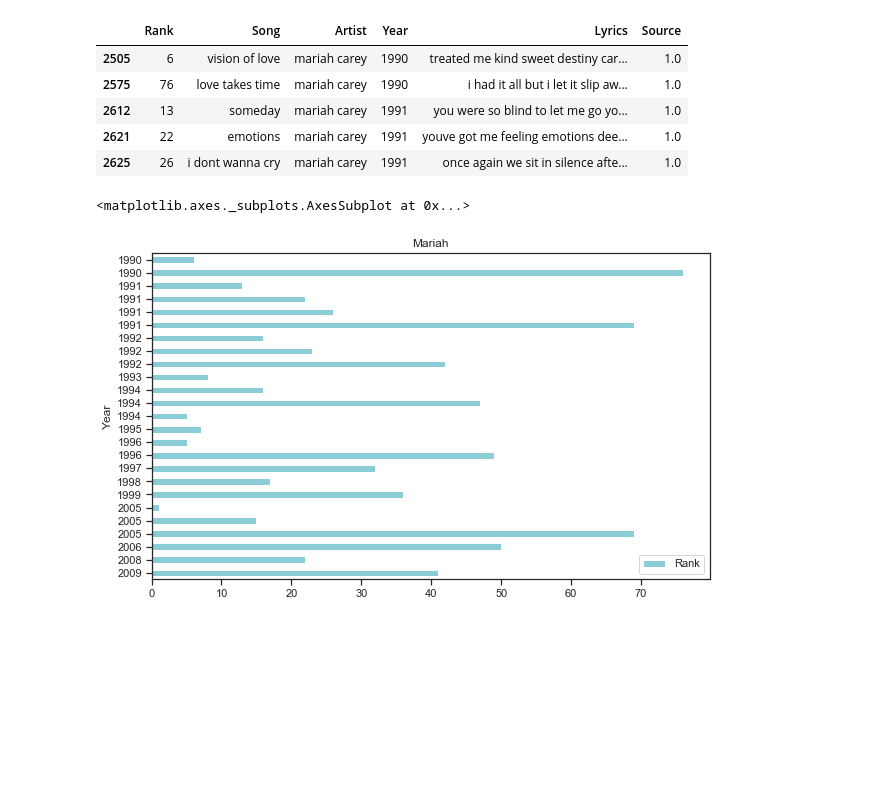
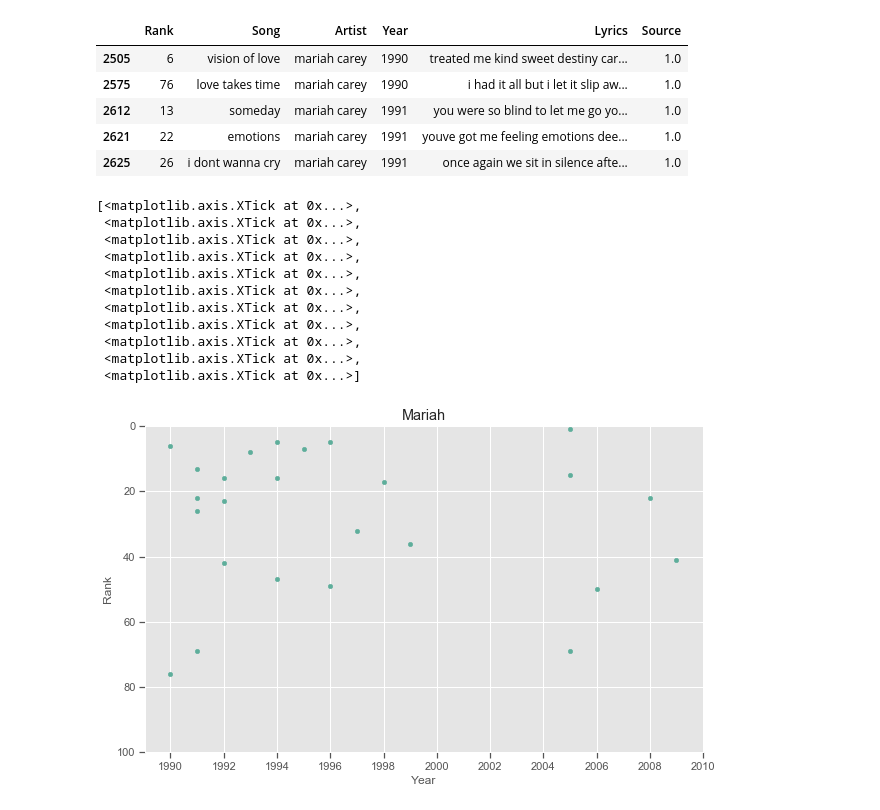
Before and after one commit to aow207/data-studio-projects, a Jupyter notebook: Billboard/Billboard.ipynb, the cells around one changed output. Drawn from its saved outputs; the diff is of its cells as text; code cells hidden in the pictures; blank space fills up the shorter version.

```diff
--- a/Billboard/Billboard.ipynb
+++ b/Billboard/Billboard.ipynb
@@ -132,19 +132,30 @@ mariah.head()
 | 2625 | 26 | i dont wanna cry | mariah carey | 1991 | once again we sit in silence afte... | 1.0 |
 # %%
 #Lower is better
-mariah_year = mariah.sort_values(by='Year', ascending=True)
-mariah_year.sort_values(by='Year', ascending=False).plot(x='Year',
+mariah_year = mariah.sort_values(by='Year', ascending=False)
+ax = mariah_year.sort_values(by='Year', ascending=True).plot(x='Year',
            y='Rank',
-           kind='barh',
+           kind='scatter',
            figsize=(10, 6),
            title="Mariah",
-           color="#8BCDD6")
-
+           color="#5EAE9B")
+ax.set_ylim(100,0)
+ax.xaxis.set_ticks([1990, 1992, 1994, 1996, 1998, 2000, 2002, 2004, 2006, 2008, 2010])
 # plt.tight_layout()
 # plt.savefig("Mariah.pdf")
 # %% [output]
-<matplotlib.axes._subplots.AxesSubplot at 0x...>
+[<matplotlib.axis.XTick at 0x...>,
+ <matplotlib.axis.XTick at 0x...>,
+ <matplotlib.axis.XTick at 0x...>,
+ <matplotlib.axis.XTick at 0x...>,
+ <matplotlib.axis.XTick at 0x...>,
+ <matplotlib.axis.XTick at 0x...>,
+ <matplotlib.axis.XTick at 0x...>,
+ <matplotlib.axis.XTick at 0x...>,
+ <matplotlib.axis.XTick at 0x...>,
+ <matplotlib.axis.XTick at 0x...>,
+ <matplotlib.axis.XTick at 0x...>]
-[figure, old version]
+[figure, new version]
 # %%
 # How many times does Mariah appear on the chart including features?
 # 33 times
```
Also changed, not shown: parts of 1 cell of this notebook, 2 other files.
